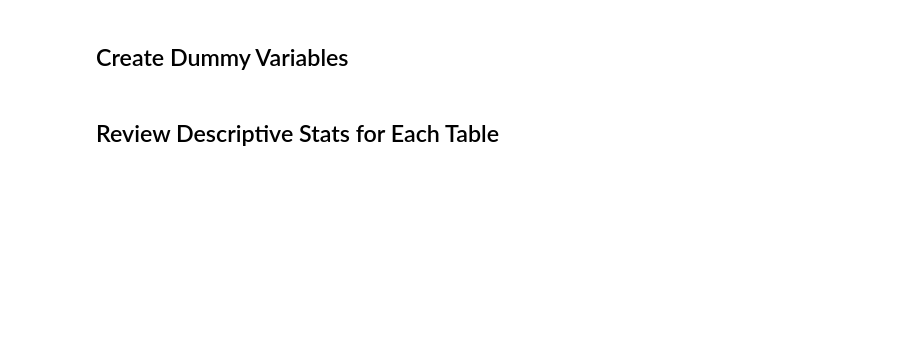
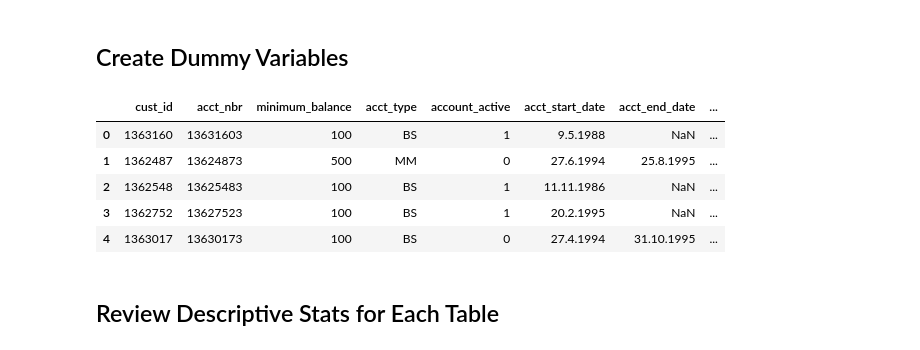
Before and after one commit to btmarsh6/mini-project-III, a Jupyter notebook: Brittany_notebook.ipynb, the cells around one changed output. Cells and saved outputs as stored; diff of their text form; code cells hidden in the pictures; blank space fills up the shorter version.

```diff
--- a/Brittany_notebook.ipynb
+++ b/Brittany_notebook.ipynb
@@ -244,14 +259,21 @@ Name: count, dtype: int64
 # %% [markdown]
 ## Create Dummy Variables
 # %%
-# create dummy variables for account type
-dummy_acct_type = pd.get_dummies(accounts_df['acct_type'], prefix='acct_type')
+# create dummy variables for savings account type (Money Market - MM, or Basic Savings - BS)
+dummy_acct_type = pd.get_dummies(savings_acct_df['acct_type'], prefix='acct_type')
 
 # join dummy variables to the original dataframe
-accounts_df = pd.concat([accounts_df, dummy_acct_type], axis=1)
+savings_acct_df = pd.concat([savings_acct_df, dummy_acct_type], axis=1)
 
 # print the updated dataframe
-print(accounts_df.head())
+savings_acct_df.head()
+# %% [output]
+|  | cust_id | acct_nbr | minimum_balance | acct_type | account_active | acct_start_date | acct_end_date | ... |
+| 0 | 1363160 | 13631603 | 100 | BS | 1 | 9.5.1988 | NaN | ... |
+| 1 | 1362487 | 13624873 | 500 | MM | 0 | 27.6.1994 | 25.8.1995 | ... |
+| 2 | 1362548 | 13625483 | 100 | BS | 1 | 11.11.1986 | NaN | ... |
+| 3 | 1362752 | 13627523 | 100 | BS | 1 | 20.2.1995 | NaN | ... |
+| 4 | 1363017 | 13630173 | 100 | BS | 0 | 27.4.1994 | 31.10.1995 | ... |
 # %% [markdown]
 ## Review Descriptive Stats for Each Table
 # %%
```
Also changed, not shown: parts of 15 cells of this notebook.
